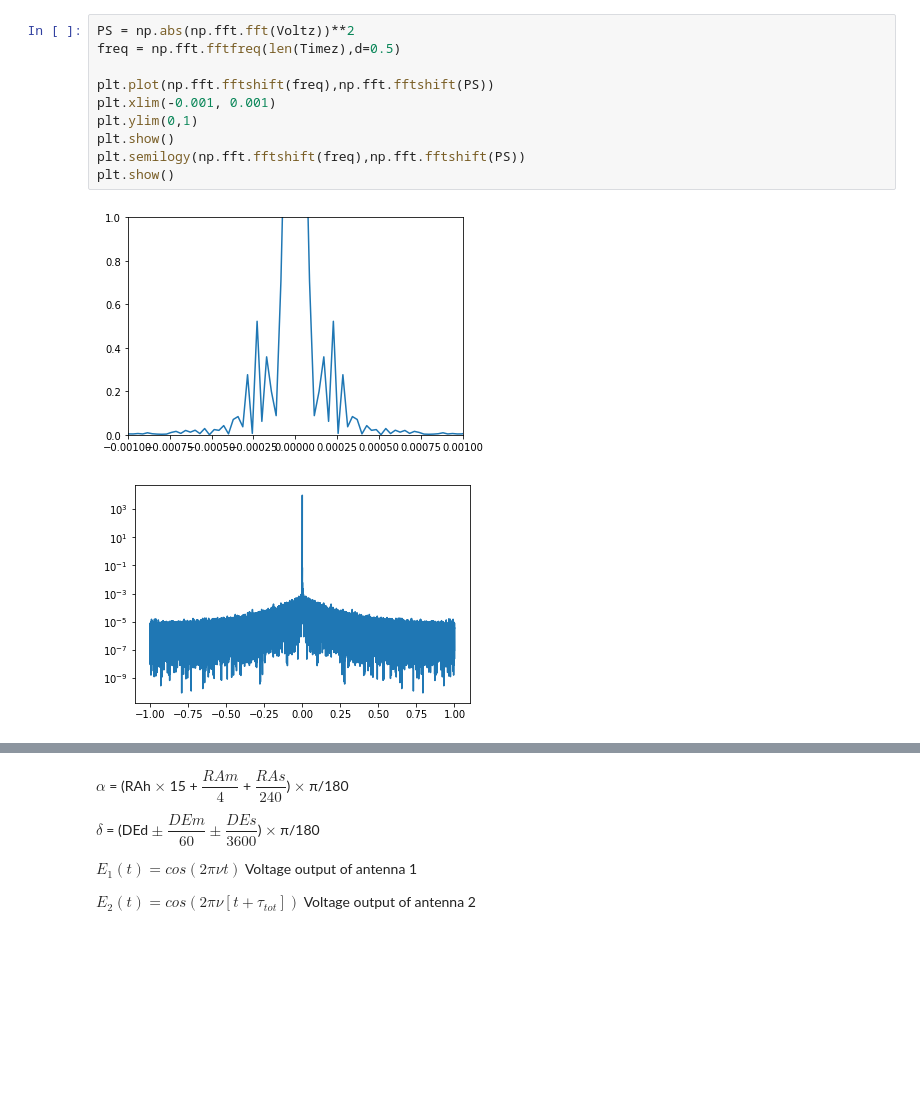
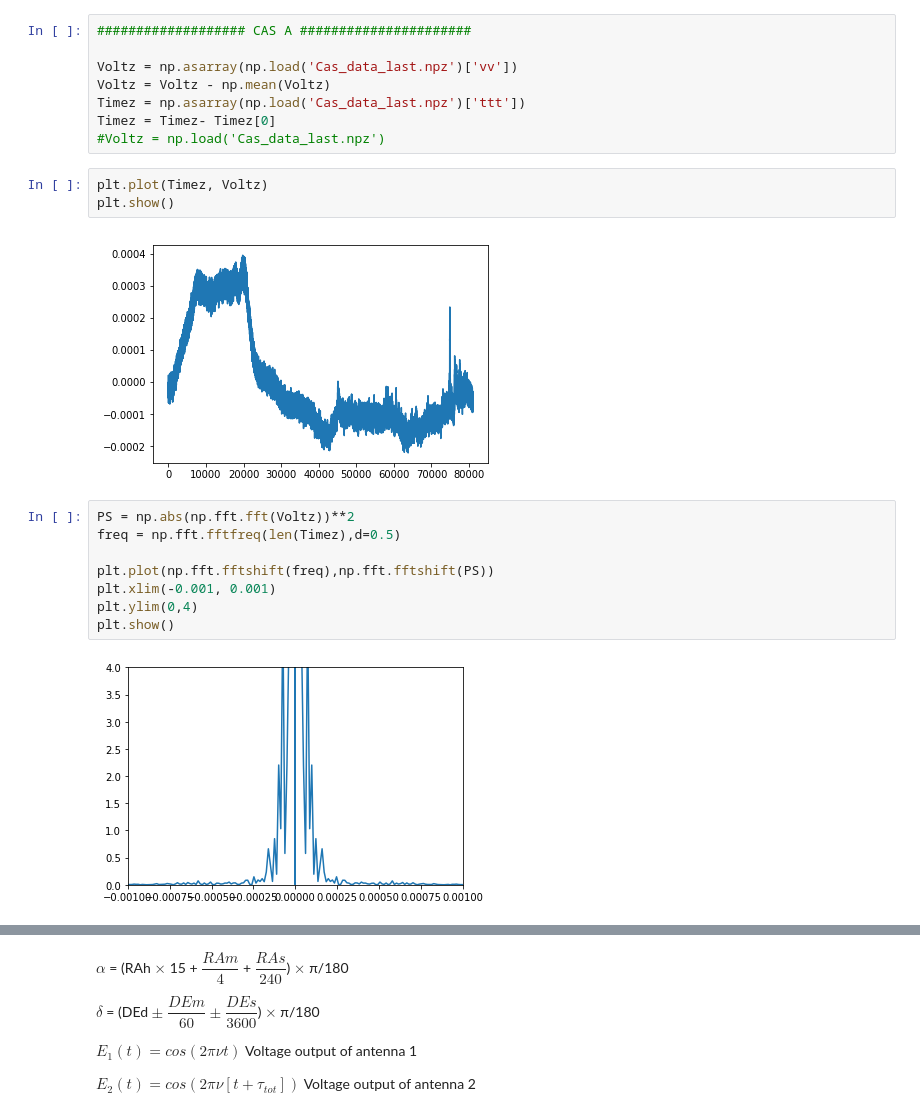
Before and after one commit to ychen38568083/RadioLab, a Jupyter notebook: Lab3.ipynb, the cells around one changed output, grey strips where cells are left out. Drawn from its saved outputs; the diff is of its cells as text; blank space fills up the shorter version.

```diff
--- a/Lab3.ipynb
+++ b/Lab3.ipynb
@@ -19,13 +24,23 @@ plt.show()
+# %%
+################### CAS A ######################
+
+Voltz = np.asarray(np.load('Cas_data_last.npz')['vv'])
+Voltz = Voltz - np.mean(Voltz)
+Timez = np.asarray(np.load('Cas_data_last.npz')['ttt'])
+Timez = Timez- Timez[0]
+#Voltz = np.load('Cas_data_last.npz')
+# %%
+plt.plot(Timez, Voltz)
+plt.show()
+# %% [output]
+[figure, added]
 # %%
 PS = np.abs(np.fft.fft(Voltz))**2
 freq = np.fft.fftfreq(len(Timez),d=0.5)
 
 plt.plot(np.fft.fftshift(freq),np.fft.fftshift(PS))
 plt.xlim(-0.001, 0.001)
-plt.ylim(0,1)
+plt.ylim(0,4)
 plt.show()
-plt.semilogy(np.fft.fftshift(freq),np.fft.fftshift(PS))
-plt.show()
 # %% [output]
-[figure, old version]
+[figure, new version]
-[figure, removed]
```
Also changed, not shown: parts of 19 cells of this notebook, 1 other file.
